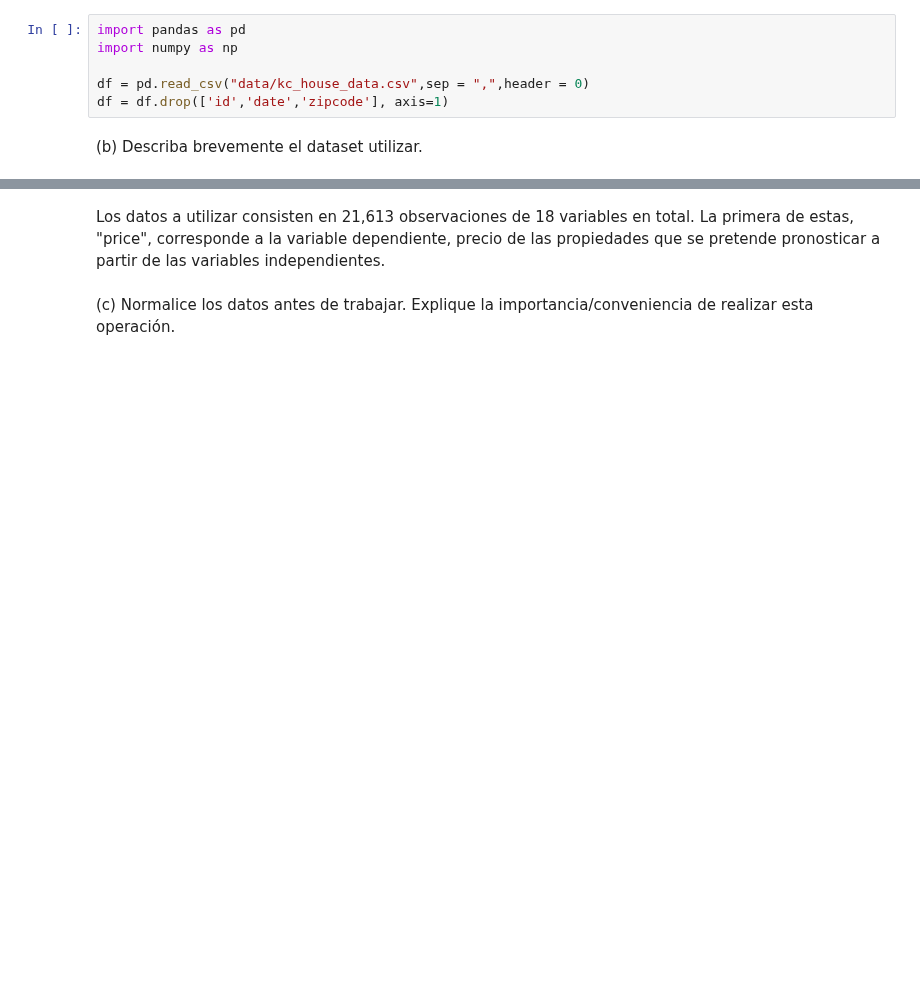
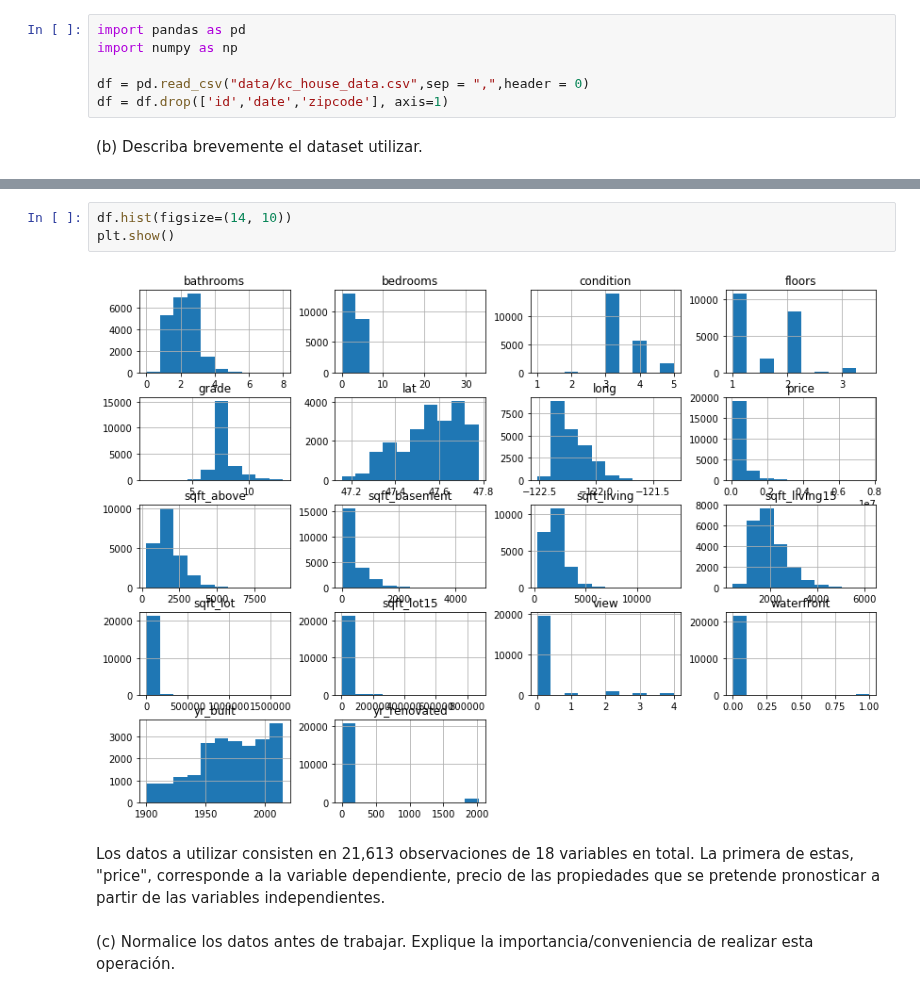
Before and after one commit to dsanmartin/INF578-HW, a Jupyter notebook: 1/Tarea1-ML.ipynb, the cells around one changed output, grey strips where cells are left out. Cells and saved outputs as stored; diff of their text form; blank space fills up the shorter version.

```diff
--- a/1/Tarea1-ML.ipynb
+++ b/1/Tarea1-ML.ipynb
@@ -47,6 +47,11 @@ memory usage: 3.0 MB
 | 50% | 4.500000e+05 | 3.000000 | 2.250000 | 1910.000000 | 7.618000e+03 | 1.500000 | 0.000000 | 0.000000 | 3.000000 | 7.000000 | ... |
 | 75% | 6.450000e+05 | 4.000000 | 2.500000 | 2550.000000 | 1.068800e+04 | 2.000000 | 0.000000 | 0.000000 | 4.000000 | 8.000000 | ... |
 | max | 7.700000e+06 | 33.000000 | 8.000000 | 13540.000000 | 1.651359e+06 | 3.500000 | 1.000000 | 4.000000 | 5.000000 | 13.000000 | ... |
+# %%
+df.hist(figsize=(14, 10))
+plt.show()
+# %% [output]
+[figure, added]
 # %% [markdown]
 Los datos a utilizar consisten en 21,613 observaciones de 18 variables en total. La primera de estas, "price", corresponde a la variable dependiente, precio de las propiedades que se pretende pronosticar a partir de las variables independientes.
 # %% [markdown]
```
Also changed, not shown: parts of 18 cells of this notebook.
